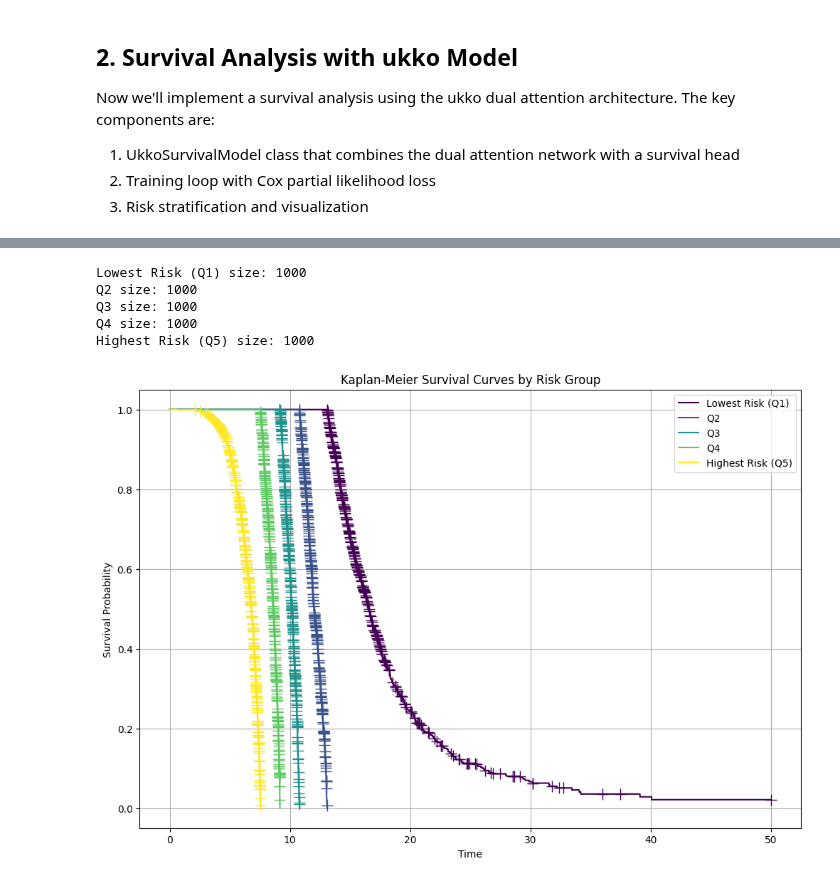
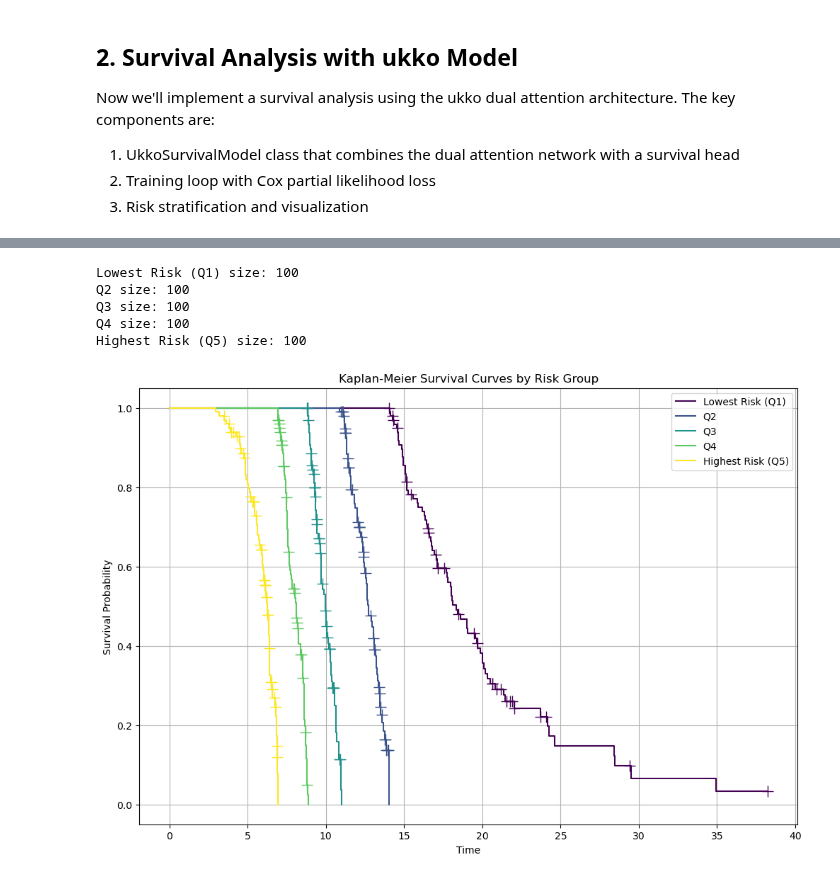
Before and after one commit to eric-fey-hus/ukko, a Jupyter notebook: Survival_test_ukko_sinewave.ipynb, the cells around one changed output, grey strips where cells are left out. Cells and saved outputs as stored; diff of their text form; code cells hidden in the pictures.

```diff
--- a/Survival_test_ukko_sinewave.ipynb
+++ b/Survival_test_ukko_sinewave.ipynb
@@ -179,7 +183,7 @@ def plot_survival_features(dataset, sample_indices=None):
 # %%
 # Example usage
 dataset = SurvivalSineWaveDataset(
-    n_samples=5000,
+    n_samples=500,
     n_features=3,
     sequence_length=20,
     shape=5,
@@ -228,13 +232,6 @@ from ukko.core import DualAttentionRegressor1
 import copy
 from torch.utils.data import DataLoader, TensorDataset
 import torchsurv.loss.cox as tscox
-
-# Check for GPU availability
-device = torch.device('cuda' if torch.cuda.is_available() else 'cpu')
-print(f'Using device: {device}')
-
-if torch.cuda.is_available():
-    print(f'GPU: {torch.cuda.get_device_name(0)}')
 
 # Define the Ukko Survival model
 class UkkoSurvivalModel(nn.Module):
@@ -243,7 +240,7 @@ class UkkoSurvivalModel(nn.Module):
         self.attention_net = DualAttentionRegressor1(
             n_features=n_features,
             time_steps=sequence_length,
-            d_model=32,
+            d_model=32, #128,
             n_heads=4,
             dropout=0.1,
             n_modules=2
@@ -259,19 +256,11 @@ X = torch.FloatTensor(dataset.data.numpy())
 times = torch.FloatTensor(dataset.observed_times.numpy())
 events = torch.FloatTensor(dataset.events.numpy())
 
-# Move data to device
-X = X.to(device)
-times = times.to(device)
-events = events.to(device)
-
 # Create data loader
 survival_dataset = TensorDataset(X, times, events)
-batch_size = 2**10#32
+batch_size = 32
 train_loader = DataLoader(survival_dataset, batch_size=batch_size, shuffle=True)
 
 # Initialize model and optimizer
 model = UkkoSurvivalModel(sequence_length=dataset.sequence_length, n_features=dataset.n_features)
-# Move model to device
-model = model.to(device)
-
 optimizer = torch.optim.Adam(model.parameters(), lr=0.001)
@@ -402,10 +476,9 @@ def stratify_and_plot(survival_data, risk_scores, n_groups=4):
     return cutoffs
 
 # Generate risk scores using the trained model
-model.to('cpu')
 model.eval()
 with torch.no_grad():
-    risk_scores, feat_weights, time_weights = model(X.to('cpu'))
+    risk_scores, feat_weights, time_weights = model(X)
     risk_scores = risk_scores.numpy()
 
 # Create stratification plot
@@ -418,39 +491,39 @@ cutoffs = stratify_and_plot(sur_df, risk_scores, n_groups=5)
 # # Visualize attention weights
 # plt.figure(figsize=(15, 5))
 
 # # Feature attention weights - reshape for visualization
 # feat_attention = feat_weights.detach().numpy()
 # # print dim of feat_attention
 # print("Feature attention shape:", feat_attention.shape)  # Should be [batch_size, n_features, sequence_length]
 
 # # Plot feature attention weights
 # plt.subplot(1, 2, 1)
 # plt.imshow(feat_attention.T)
 # plt.title('Feature Attention Weights')
 # plt.xlabel('Sample')
 # plt.ylabel('Feature')
 # plt.colorbar()
 
 # # Time attention weights
 # time_attention = time_weights.detach().numpy().mean(axis=0)  # Average across batch
 
 # # Plot time attention weights
 # plt.subplot(1, 2, 2)
 # plt.plot(time_attention)
 # plt.title('Time Attention Weights (Average)')
 # plt.xlabel('Time Step')
 # plt.ylabel('Weight')
 # plt.grid(True)
 
 # plt.tight_layout()
 # plt.show()
 # %% [output]
-Lowest Risk (Q1) size: 1000
-Q2 size: 1000
-Q3 size: 1000
-Q4 size: 1000
-Highest Risk (Q5) size: 1000
+Lowest Risk (Q1) size: 100
+Q2 size: 100
+Q3 size: 100
+Q4 size: 100
+Highest Risk (Q5) size: 100
-[figure, old version]
+[figure, new version]
 # %%
 # Plot relationship between survival time and first feature amplitude
 def plot_amplitude_survival_relationship(dataset,ax=None):
```
Also changed, not shown: parts of 9 cells of this notebook.
